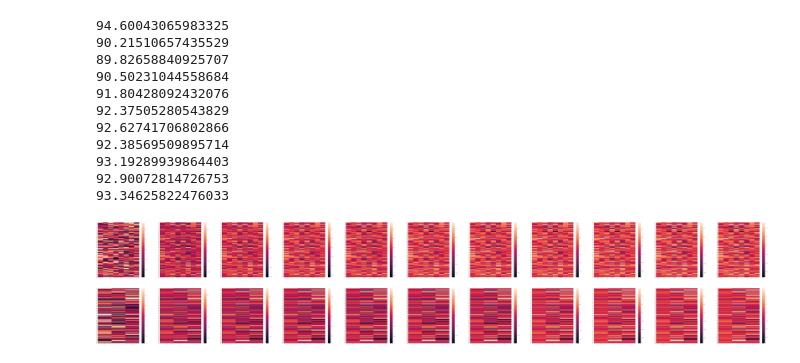
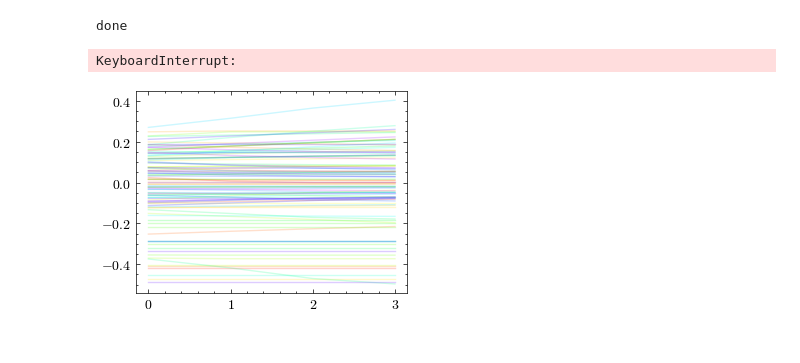
Before and after one commit to AllenInstitute/MultiTaskMPN, a Jupyter notebook: test.ipynb, the cells around one changed output. Drawn from its saved outputs; the diff is of its cells as text; code cells hidden in the pictures.

```diff
--- a/test.ipynb
+++ b/test.ipynb
@@ -630,11 +633,4 @@ def plot_trajectory_by_index(label_index):
 # %%
-# plot_trajectory_by_index(np.unique(labels))
-task_middle_dict = plot_trajectory_by_index([0])
-
-tkeys = list(task_middle_dict.keys())
-figmiddle, axsmiddle = plt.subplots(1, 2, figsize=(4*len(tkeys),4))
-for i in range(len(tkeys)):
-    middle = task_middle_dict[tkeys[i]]
-    middle_task_part = middle[:,6-shift_index:]
-    sns.heatmap(middle_task_part, ax=axsmiddle[i], center=0, cmap="coolwarm", cbar=True)
+task_middle_dict = plot_trajectory_by_index(np.unique(labels))
+# task_middle_dict = plot_trajectory_by_index([3])
 # %% [output]
@@ -645,36 +661,27 @@ for i in range(len(tkeys)):
 # %%
-def cosine_similarity_angle(vector1, vector2):
-    """"""
-    vector1 = np.array(vector1).flatten()
-    vector2 = np.array(vector2).flatten()
+stages_num = len(Wall_lst)
+break_info = all_breaks[0]
+stimulus_start, stimulus_end = break_info[0]+1, break_info[1]
+change_threshold = 1e-1
 
-    cosine_similarity = 1 - cosine(vector1, vector2)
-    cosine_similarity = np.clip(cosine_similarity, -1, 1)
-    angle = np.degrees(np.arccos(cosine_similarity))
-    return angle
+for stage_iter in range(stages_num):
+    W_ = Wall_lst[stage_iter][0]
+    _, Ms_orig, _ = modulation_extraction(db_lst[stage_iter])
+    middle = W_[np.newaxis, np.newaxis, :, :] * (Ms_orig + 1)
 
-num_stages = len(Wall_lst)
-figW, axsW = plt.subplots(2,num_stages,figsize=(10*num_stages,10*2))
-for i in range(num_stages):
-    W_ = Wall_lst[i][0]
-    task_part = W_[:,6:]
-    print(cosine_similarity_angle(task_part[:,0], task_part[:,1]))
-    Woutput = Woutput_lst[i]
-    sns.heatmap(W_, ax=axsW[0,i])
-    sns.heatmap(Woutput.T, ax=axsW[1,i])
+    stimulus_M = middle[:,stimulus_start:stimulus_end, :, :]
+    colors = helper.generate_rainbow_colors(stimulus_M.shape[2])
+
+    fig, ax = plt.subplots()
+    for neuron in range(stimulus_M.shape[2]):
+        M_fix = stimulus_M[0,:,neuron,0]
+        ax.plot(M_fix, alpha=0.2, c=colors[neuron])
+    print("done")
+    time.sleep(1000)
 # %% [output]
-94.60043065983325
-90.21510657435529
-89.82658840925707
-90.50231044558684
-91.80428092432076
-92.37505280543829
-92.62741706802866
-92.38569509895714
-93.19289939864403
-92.90072814726753
-93.34625822476033
+done
+KeyboardInterrupt:
-[figure, old version]
+[figure, new version]
 # %%
 for session_iter in range(0,len(session_breakdown)):
     session_part = session_breakdown[session_iter]
```
Also changed, not shown: parts of 16 cells of this notebook, 12 other files.
